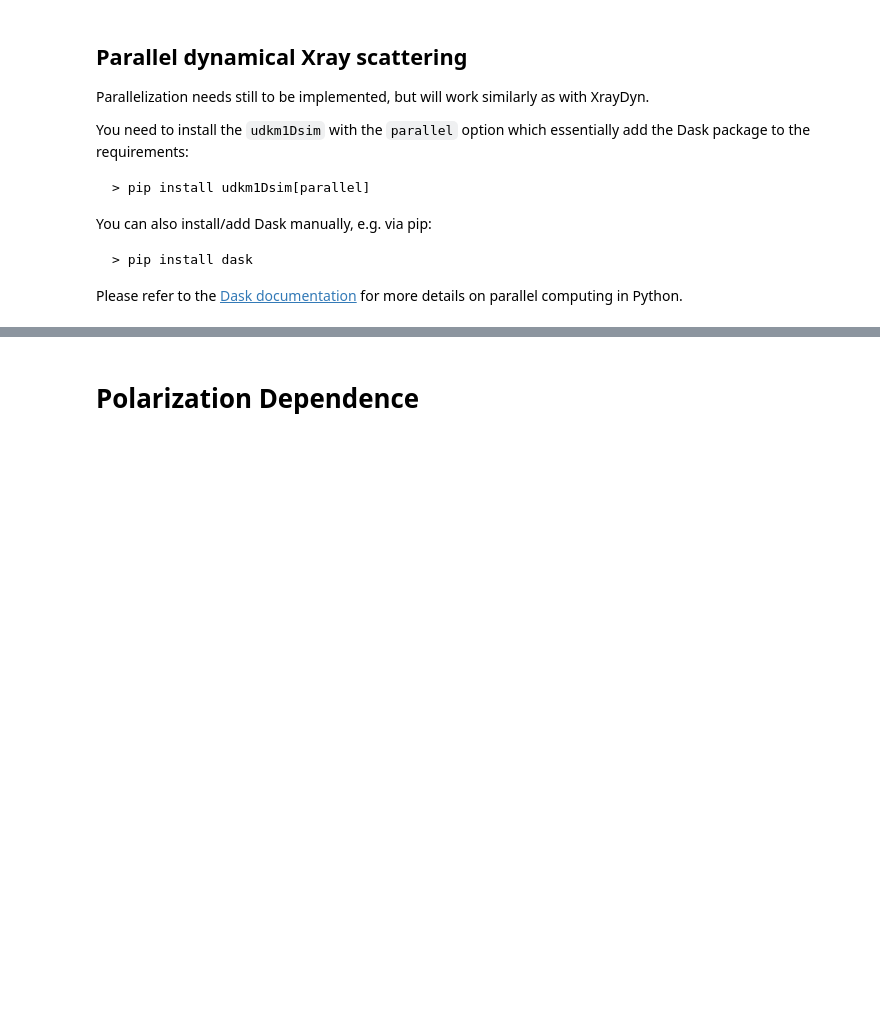
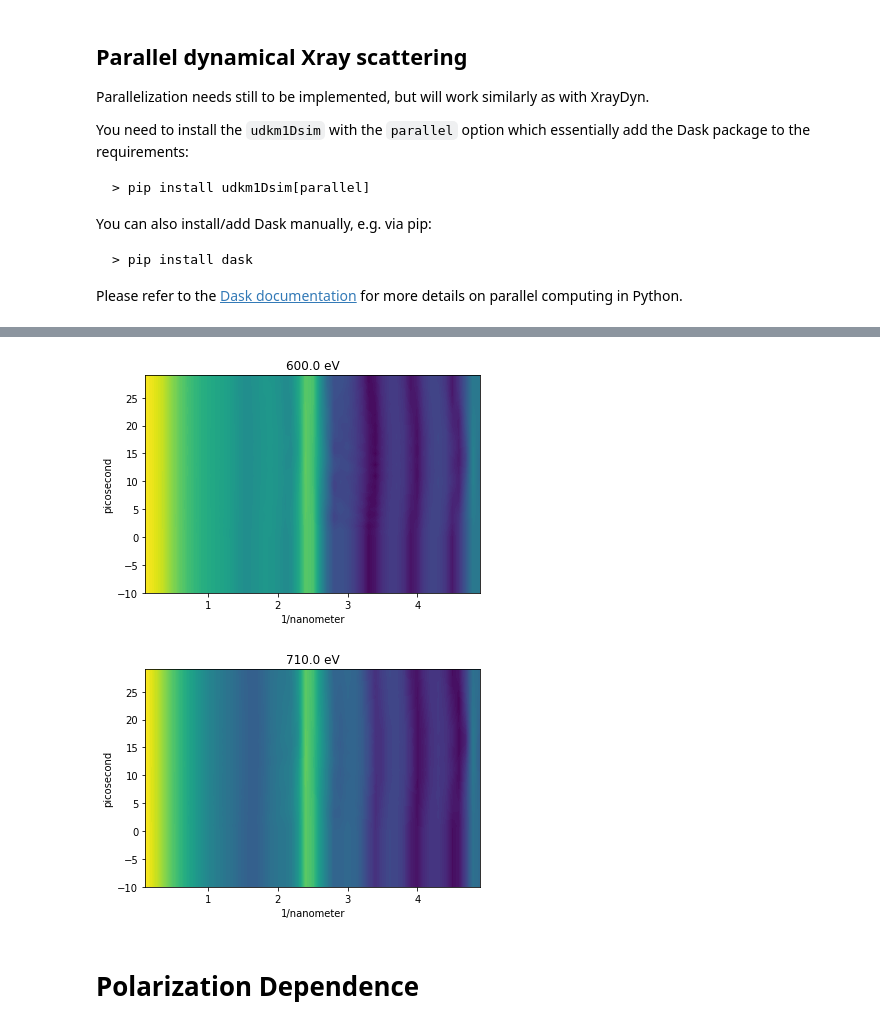
Before and after one commit to dschick/udkm1Dsim, a Jupyter notebook: docs/source/examples/dynamical_magnetic_xray.ipynb, the cells around one changed output, grey strips where cells are left out. Saved outputs shown, nothing was run; the diff lists cells and outputs as text; code cells hidden in the pictures; blank space fills up the shorter version.

````diff
--- a/docs/source/examples/dynamical_magnetic_xray.ipynb
+++ b/docs/source/examples/dynamical_magnetic_xray.ipynb
@@ -197,3 +218,18 @@ You can also install/add Dask manually, e.g. via pip:
 ```
 
 Please refer to the [Dask documentation](https://docs.dask.org/en/latest/) for more details on parallel computing in Python.
+# %%
+try:
+    from dask.distributed import Client
+    client = Client()
+
+    R_seq, R_seq_phi = mag.inhomogeneous_reflectivity(strain_map, magnetization_map, calc_type='parallel', dask_client=client)
+
+    for i, energy in enumerate(mag.energy):
+        plt.figure()
+        plt.contourf(mag.qz[i,:], delays, np.log10(R_seq[:, i, :]), levels=100)
+        plt.title('{:0.1f} eV'.format(energy.magnitude))
+        plt.show()
+except:
+    pass
+# %% [output]
@@ -200,3 +238,5 @@ Please refer to the [Dask documentation](https://docs.dask.org/en/latest/) for m
+[figure, added]
+[figure, added]
 # %% [markdown]
 # Polarization Dependence
 # %% [markdown]
````
Also changed, not shown: parts of 19 cells of this notebook, 1 other file.
